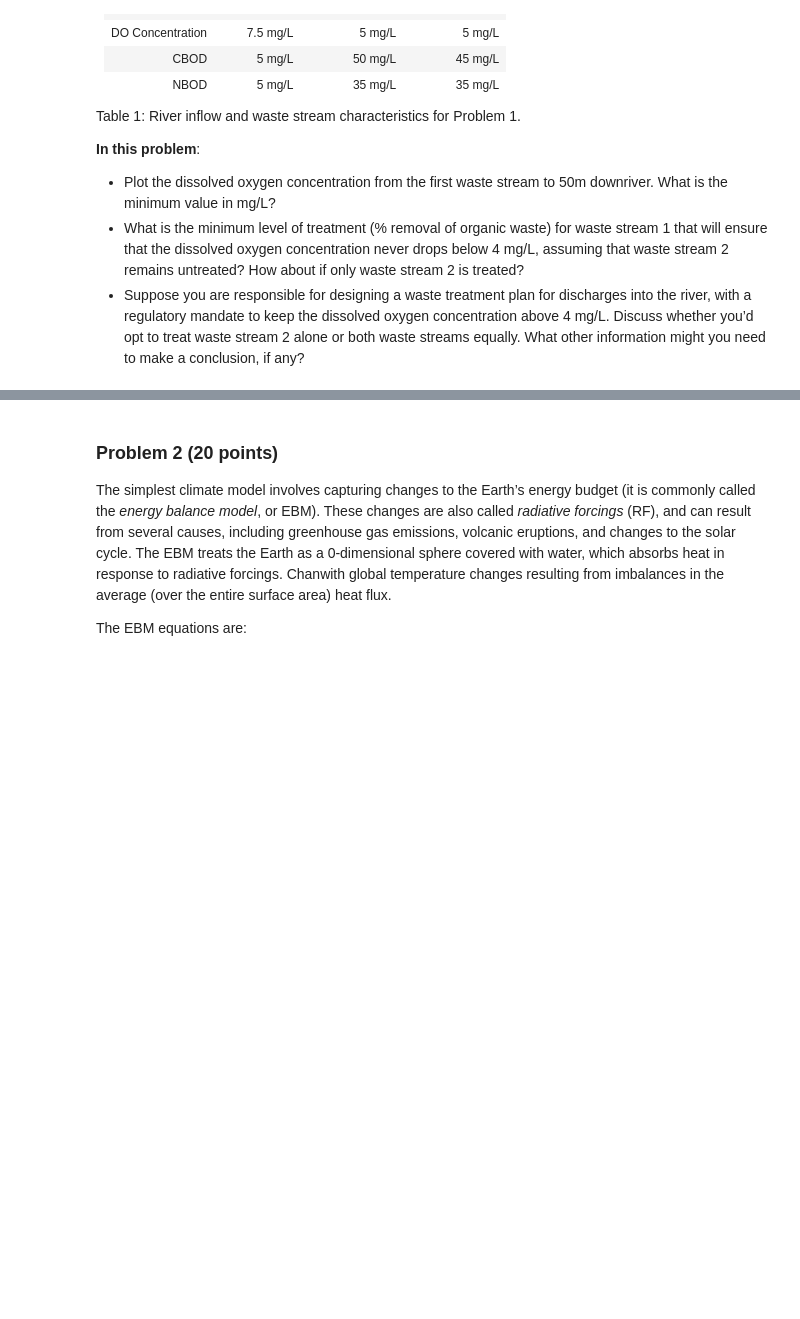
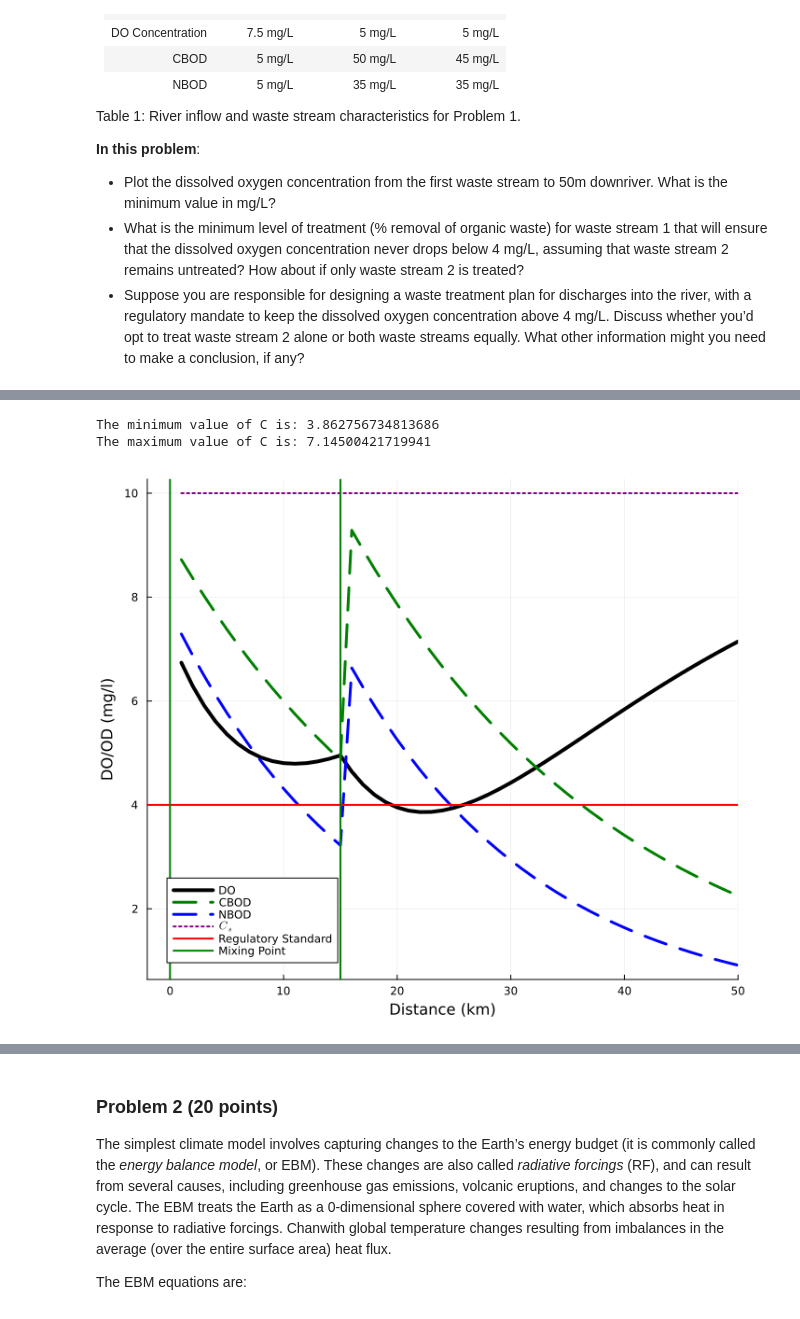
Before and after one commit to BEE4750-FA24/hw3-tile-city, a Jupyter notebook: hw03.ipynb, the cells around one changed output, grey strips where cells are left out. Drawn from its saved outputs; the diff is of its cells as text; code cells hidden in the pictures; blank space fills up the shorter version.

```diff
--- a/hw03.ipynb
+++ b/hw03.ipynb
@@ -79,0 +183,67 @@ Table 1: River inflow and waste stream characteristics for Problem 1.
+# %%
+function do_simulate(x, C0, B0, N0, ka, kn, kc, Cs, U)
+    B = B0 * exp(-kc * x / U)
+    N = N0 * exp(-kn * x / U)
+    α1 = exp(-ka * x / U)
+    α2 = (kc/(ka-kc)) * (exp.(-kc * x / U) - exp(-ka * x / U))
+    α3 = (kn/(ka-kn)) * (exp(-kn * x / U) - exp(-ka * x / U))
+    C = Cs * (1 - α1) + (C0 * α1) - (B0 * α2) - (N0 * α3)
+    return (C, B, N)
+end
+
+# set river properties
+ka = 0.55
+kc = 0.35
+kn = 0.25
+
+C0 = 7.27
+B0 = (100000*5+10000*50)/110000
+N0 = (100000*5+10000*(35))/110000
+
+Cs = 10
+U = 6
+
+x = 1:15
+
+# evaluate model over all x's
+# this uses broadcasting
+do_out = (y -> do_simulate(y, C0, B0, N0, ka, kc, kn, Cs, U)).(x)
+
+C1 = ([d[1] for d in do_out][15]*110000 + 5*15000)/125000
+B1 = ([d[2] for d in do_out][15]*110000 + 45*15000)/125000
+N1 = ([d[3] for d in do_out][15]*110000 + 35*15000)/125000
+x1 = 1:35
+
+do_out1 = (y -> do_simulate(y, C1, B1, N1, ka, kc, kn, Cs, U)).(x1)
+
+# unpack outputs into individual arrays for C, B, and N
+C = vcat([d[1] for d in do_out], [d[1] for d in do_out1])
+B = vcat([d[2] for d in do_out], [d[2] for d in do_out1])
+N = vcat([d[3] for d in do_out], [d[3] for d in do_out1])
+x_full = 1:50
+
+p1 = plot(; ylabel="DO/OD (mg/l)", xlabel="Distance (km)")
+plot!(p1, x_full, C, color=:black, linewidth=4, label="DO")
+plot!(p1, x_full, B, color=:green, label="CBOD", linestyle=:dash, linewidth=3)
+plot!(p1, x_full, N, color=:blue, label="NBOD", linestyle=:dash, linewidth=3)
+
+# plot Cs, which is a constant value
+plot!(p1, x_full, Cs * ones(length(x_full)), color=:purple, label=L"C_s", linestyle=:dot, linewidth=2)
+
+# plot regulatory standard
+hline!([4], color=:red, linewidth=2, label="Regulatory Standard")
+vline!([[0,15]], color=:green, linewidth=2, label="Mixing Point")
+#vline!([15], color=:green, linewidth=2, label="Mixing Point")
+
+min_C = minimum(C)
+println("The minimum value of C is: ", min_C)
+max_C = maximum(C)
+println("The maximum value of C is: ", max_C)
+
+# adjust plot size and x-axis
+plot!(size=(700, 600))
+xaxis!((-2, 50))
+# %% [output]
+The minimum value of C is: 3.862756734813686
+The maximum value of C is: 7.14500421719941
+[figure, added]
```
Also changed, not shown: parts of 14 cells of this notebook.
